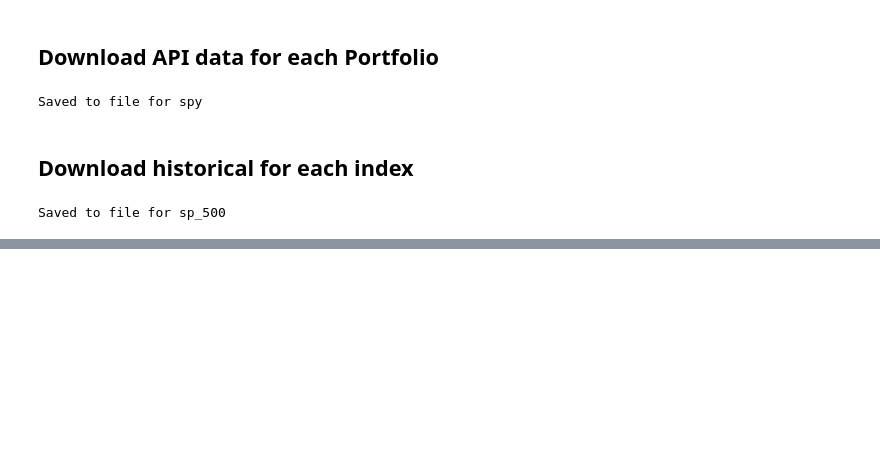
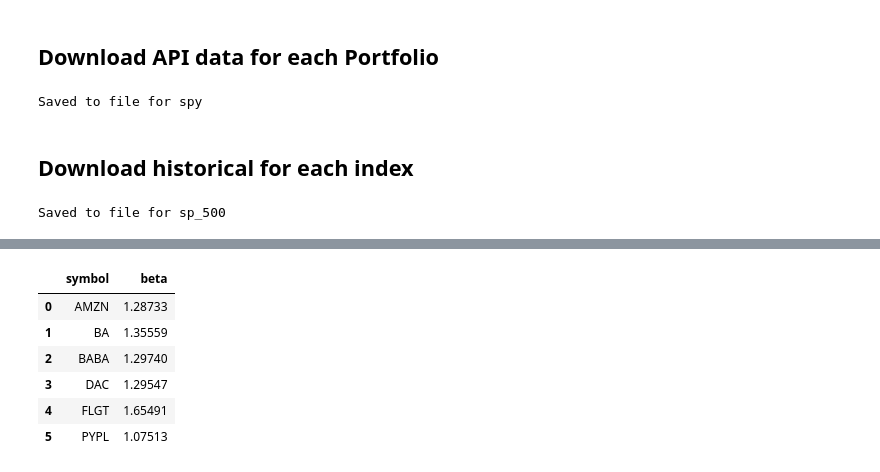
Before and after one commit to wchance/project1, a Jupyter notebook: notebooks/billy/api_data_fetcher.ipynb, the cells around one changed output, grey strips where cells are left out. Cells and saved outputs as stored; diff of their text form; code cells hidden in the pictures; blank space fills up the shorter version.

```diff
--- a/notebooks/billy/api_data_fetcher.ipynb
+++ b/notebooks/billy/api_data_fetcher.ipynb
@@ -121,0 +176,10 @@ get_perso
+# %%
+df_holding_jorge[['symbol','beta']]
+# %% [output]
+|  | symbol | beta |
+| 0 | AMZN | 1.28733 |
+| 1 | BA | 1.35559 |
+| 2 | BABA | 1.29740 |
+| 3 | DAC | 1.29547 |
+| 4 | FLGT | 1.65491 |
+| 5 | PYPL | 1.07513 |
```
Also changed, not shown: parts of 11 cells of this notebook, 4 other files.
